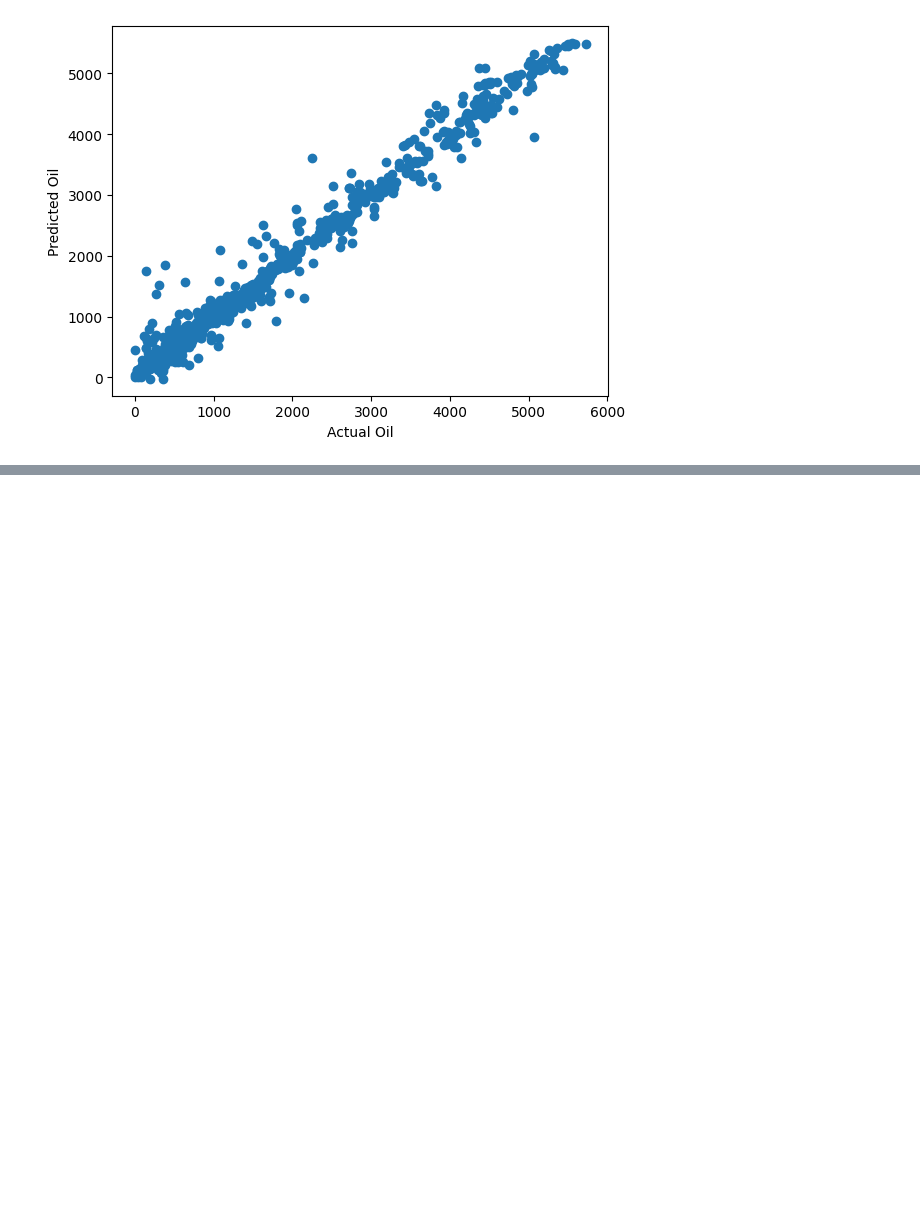
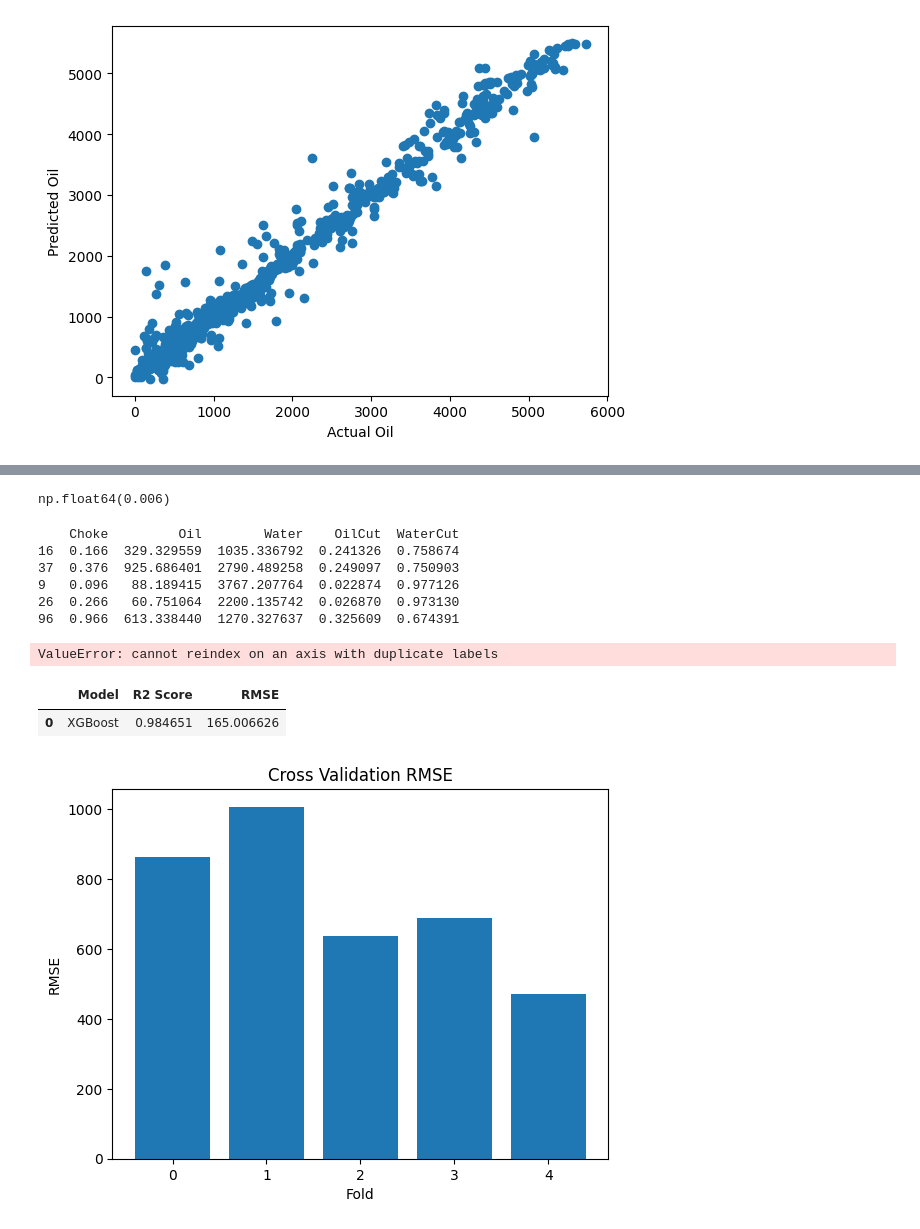
Before and after one commit to alghifrz/choke_optimization, a Jupyter notebook: code.ipynb, the cells around one changed output, grey strips where cells are left out. Cells and saved outputs as stored; diff of their text form; code cells hidden in the pictures; blank space fills up the shorter version.

Commit message:
xgboost test

```diff
--- a/code.ipynb
+++ b/code.ipynb
@@ -273,0 +283,4 @@ plt.show()
+# %%
+df['AVG Choke size'].min()
+# %% [output]
+np.float64(0.006)
@@ -273,0 +329,59 @@ plt.show()
+# %%
+optimal_results = pd.DataFrame(results_all)
+
+print(optimal_results)
+# %% [output]
+    Choke         Oil        Water    OilCut  WaterCut
+16  0.166  329.329559  1035.336792  0.241326  0.758674
+37  0.376  925.686401  2790.489258  0.249097  0.750903
+9   0.096   88.189415  3767.207764  0.022874  0.977126
+26  0.266   60.751064  2200.135742  0.026870  0.973130
+96  0.966  613.338440  1270.327637  0.325609  0.674391
+# %%
+compare_df = pd.DataFrame({
+    "Date": df.loc[X_test.index, "DATEPRD"],
+    "Oil_Actual": y_oil.loc[X_test.index],
+    "Oil_Pred": optimal_results['Oil'],
+    "Water_Actual": y_water.loc[X_test.index],
+    "Water_Pred": optimal_results['Water'],
+    "Choke": df.loc[X_test.index, "AVG Choke size"],
+    "Choke_Pred": optimal_results['Choke']
+})
+# %% [output]
+ValueError: cannot reindex on an axis with duplicate labels
+# %%
+oil_pred = model_oil_xgb.predict(X_test)
+
+r2 = r2_score(y_oil_test, oil_pred)
+rmse = np.sqrt(mean_squared_error(y_oil_test, oil_pred))
+
+results = pd.DataFrame({
+    "Model": ["XGBoost"],
+    "R2 Score": [r2],
+    "RMSE": [rmse]
+})
+
+results
+# %% [output]
+|  | Model | R2 Score | RMSE |
+| 0 | XGBoost | 0.984651 | 165.006626 |
+# %%
+rmse_scores = np.sqrt(
+    -cross_val_score(
+        model_oil_xgb,
+        X,
+        y_oil,
+        scoring="neg_mean_squared_error",
+        cv=5
+    )
+)
+
+plt.bar(range(len(rmse_scores)), rmse_scores)
+
+plt.xlabel("Fold")
+plt.ylabel("RMSE")
+plt.title("Cross Validation RMSE")
+
+plt.show()
+# %% [output]
+[figure, added]
```
Also changed, not shown: parts of 8 cells of this notebook.
